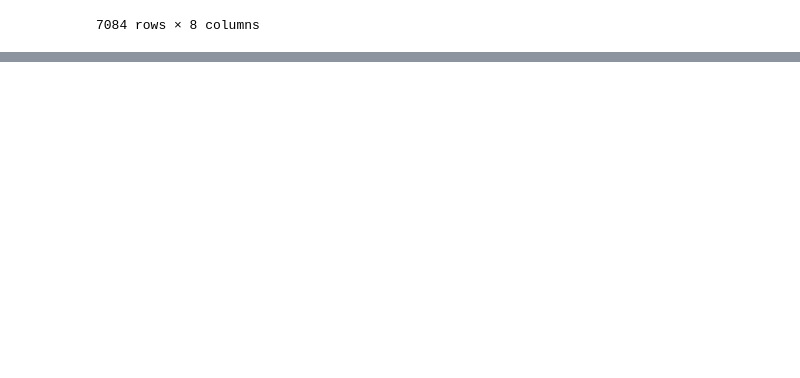
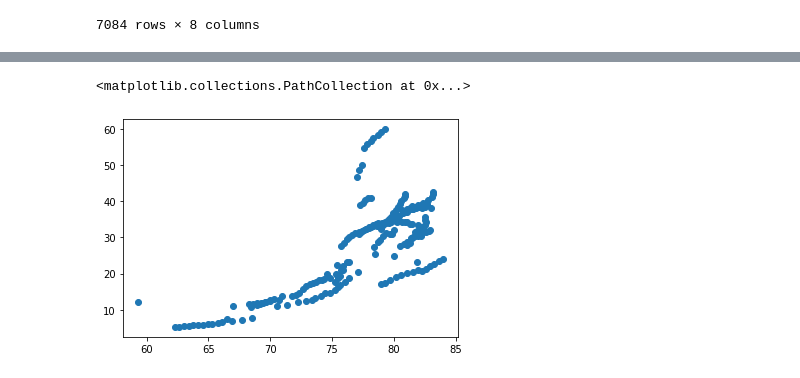
Before and after one commit to saiyidmkazmi/Project1-LifeExpectancy-, a Jupyter notebook: main.ipynb, the cells around one changed output, grey strips where cells are left out. Saved outputs shown, nothing was run; the diff lists cells and outputs as text; code cells hidden in the pictures; blank space fills up the shorter version.

```diff
--- a/main.ipynb
+++ b/main.ipynb
@@ -125,0 +138,6 @@ final_merge_df
+# %%
+## Scatterplot of Life Expectancy vs Medical Doctors per 10,000
+plt.scatter(final_merge_df["Life expectancy"], final_merge_df["Medical Doctors Per 10,000"])
+# %% [output]
+<matplotlib.collections.PathCollection at 0x...>
+[figure, added]
```
Also changed, not shown: parts of 16 cells of this notebook, 1 other file.
